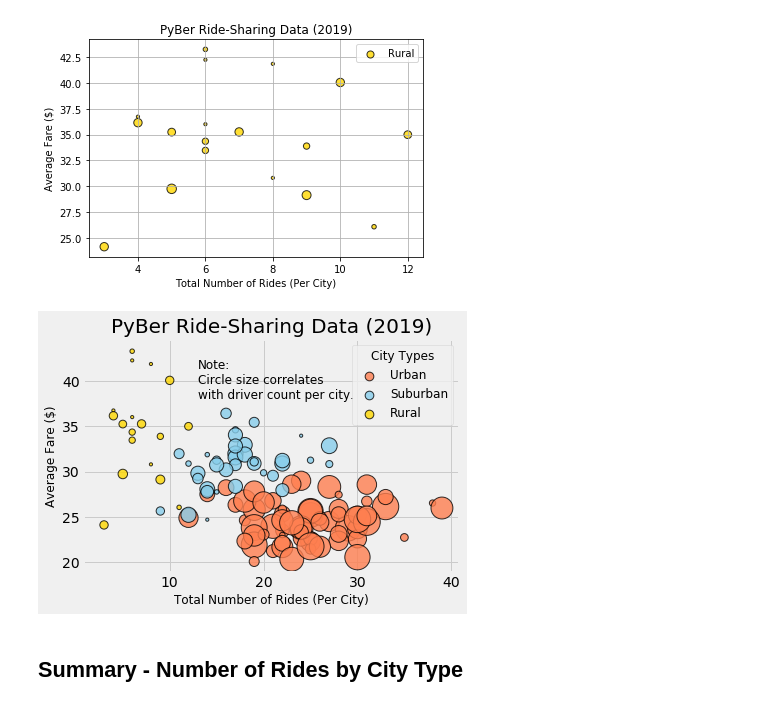
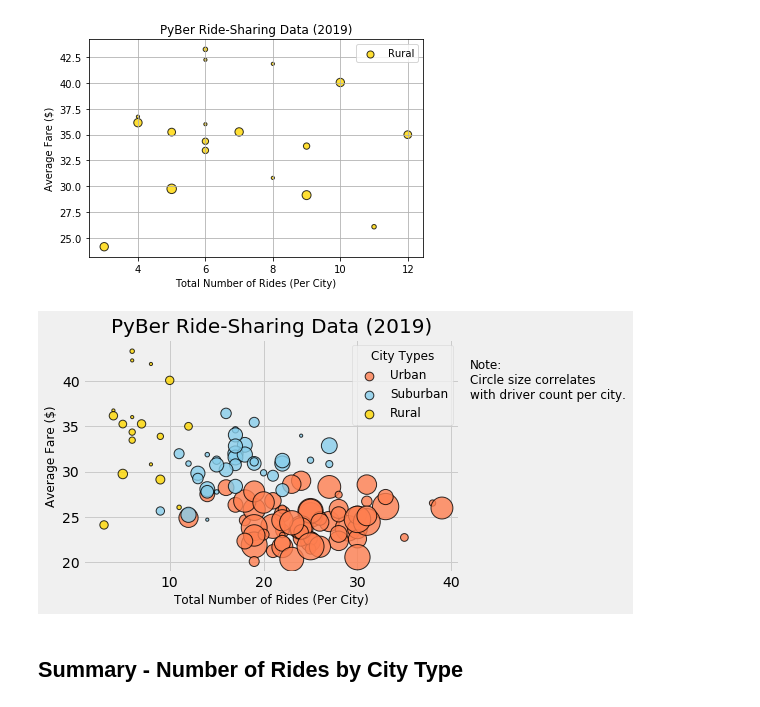
Before and after one commit to hannahc1/PyBer_Analysis, a Jupyter notebook: PyBer.ipynb, the cells around one changed output. Drawn from its saved outputs; the diff is of its cells as text; code cells hidden in the pictures.

```diff
--- a/PyBer.ipynb
+++ b/PyBer.ipynb
@@ -347,36 +347,36 @@ plt.scatter(rural_ride_count,
       rural_avg_fare,
       s=10*rural_driver_count, c="gold",
       edgecolor="black", linewidths=1,
       alpha=0.8, label="Rural")
 # Incorporate the other graph properties
 plt.title("PyBer Ride-Sharing Data (2019)", fontsize=20)
 plt.ylabel("Average Fare ($)", fontsize=12)
 plt.xlabel("Total Number of Rides (Per City)", fontsize=12)
 plt.grid(True)
 
 
 # Add the legend.
 plt.legend()
 
 # Create a legend
 lgnd = plt.legend(fontsize="12", mode="Expanded",
          scatterpoints=1, loc="best", title="City Types")
 lgnd.legendHandles[0]._sizes = [75]
 lgnd.legendHandles[1]._sizes = [75]
 lgnd.legendHandles[2]._sizes = [75]
 lgnd.get_title().set_fontsize(12)
 
 
 # Incorporate a text label about circle size.
-plt.text(13, 38, "Note:\nCircle size correlates\nwith driver count per city.", fontsize="12")
+plt.text(42, 38, "Note:\nCircle size correlates\nwith driver count per city.", fontsize="12")
 
 # Save the figure.
 plt.savefig("analysis/Fig1.png")
-
+# ,bbox_inches = "tight"
 # Show the plot
 plt.show()
 # %% [output]
-[figure, old version]
+[figure, new version]
 # %% [markdown]
 Summary - Number of Rides by City Type
 ---
```
Also changed, not shown: parts of 5 cells of this notebook, 2 other files.
